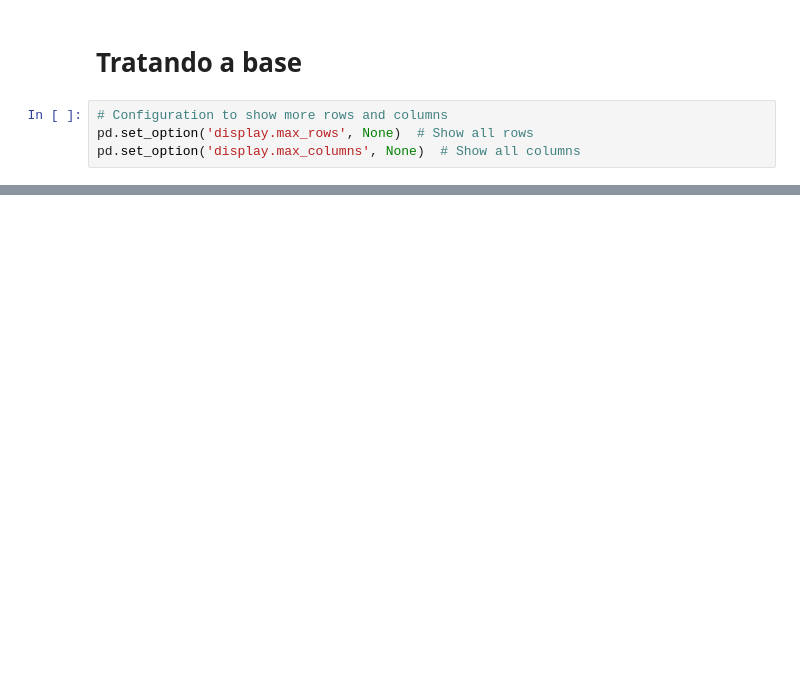
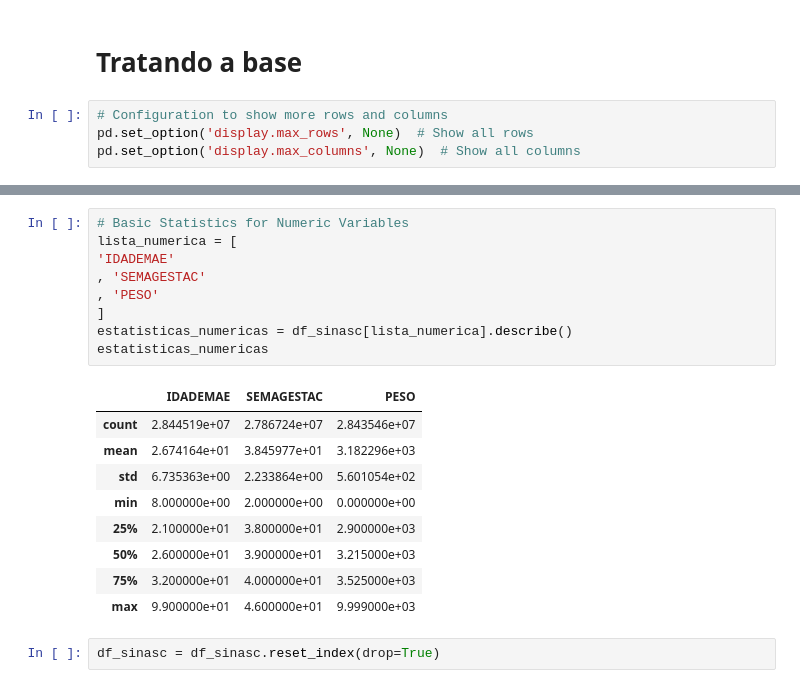
Before and after one commit to mtt89/rr_obito_fetal, a Jupyter notebook: apend_trat_base_sinasc.ipynb, the cells around one changed output, grey strips where cells are left out. Cells and saved outputs as stored; diff of their text form; blank space fills up the shorter version.

```diff
--- a/apend_trat_base_sinasc.ipynb
+++ b/apend_trat_base_sinasc.ipynb
@@ -143,0 +243,21 @@ missing_data_sorted[missing_data_sorted['Missing Percentage'] > 0]
+# %%
+# Basic Statistics for Numeric Variables
+lista_numerica = [
+'IDADEMAE'
+, 'SEMAGESTAC'
+, 'PESO'
+]
+estatisticas_numericas = df_sinasc[lista_numerica].describe()
+estatisticas_numericas
+# %% [output]
+|  | IDADEMAE | SEMAGESTAC | PESO |
+| count | 2.844519e+07 | 2.786724e+07 | 2.843546e+07 |
+| mean | 2.674164e+01 | 3.845977e+01 | 3.182296e+03 |
+| std | 6.735363e+00 | 2.233864e+00 | 5.601054e+02 |
+| min | 8.000000e+00 | 2.000000e+00 | 0.000000e+00 |
+| 25% | 2.100000e+01 | 3.800000e+01 | 2.900000e+03 |
+| 50% | 2.600000e+01 | 3.900000e+01 | 3.215000e+03 |
+| 75% | 3.200000e+01 | 4.000000e+01 | 3.525000e+03 |
+| max | 9.900000e+01 | 4.600000e+01 | 9.999000e+03 |
+# %%
+df_sinasc = df_sinasc.reset_index(drop=True)
```
Also changed, not shown: parts of 41 cells of this notebook, 1 other file.
